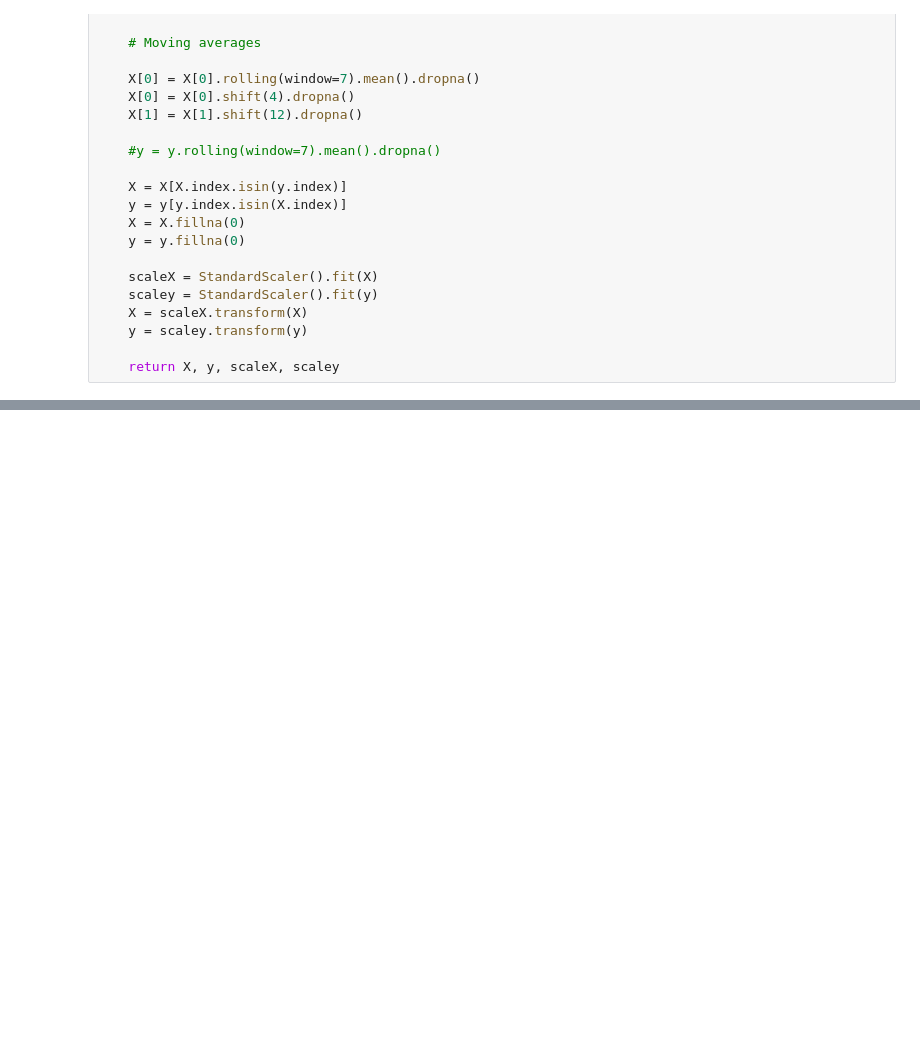
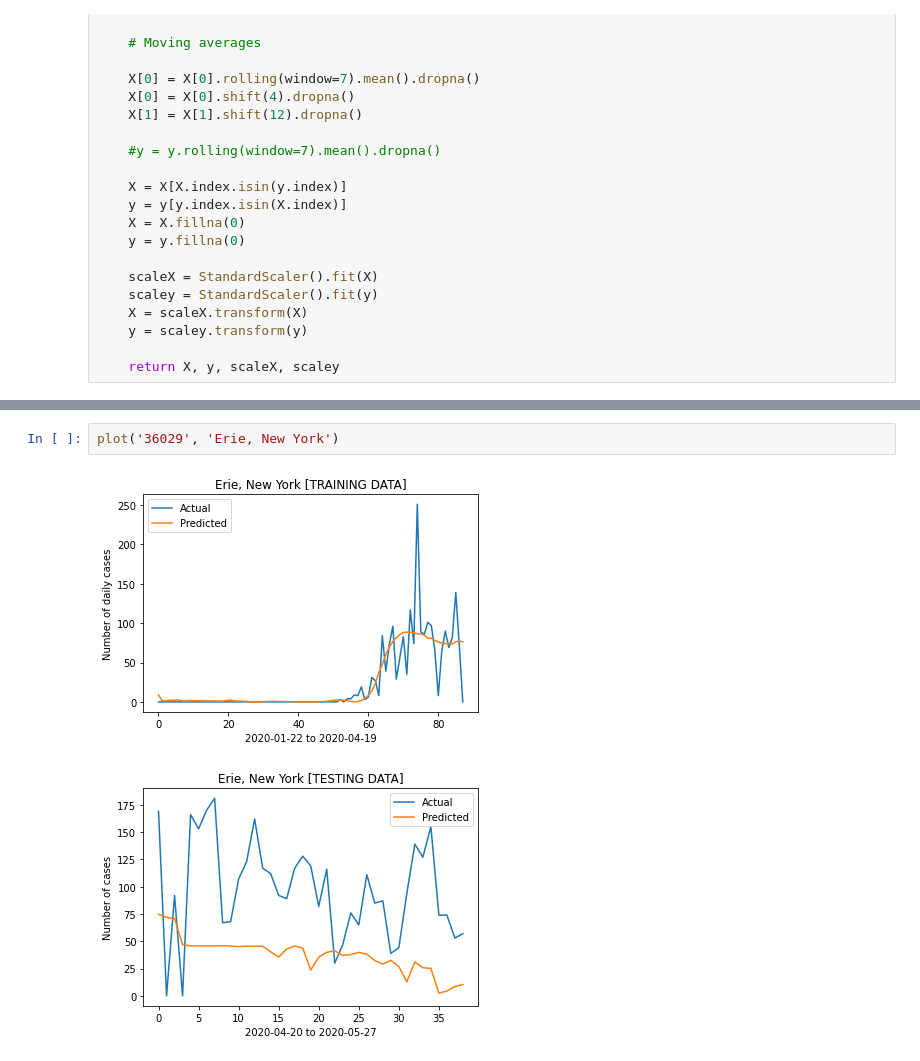
Before and after one commit to robinvvinod/spaceapps, a Jupyter notebook: regression.ipynb, the cells around one changed output, grey strips where cells are left out. Drawn from its saved outputs; the diff is of its cells as text; blank space fills up the shorter version.

```diff
--- a/regression.ipynb
+++ b/regression.ipynb
@@ -156,0 +149,5 @@ plot('36029')
+# %%
+plot('36029', 'Erie, New York')
+# %% [output]
+[figure, added]
+[figure, added]
```
Also changed, not shown: parts of 6 cells of this notebook.
